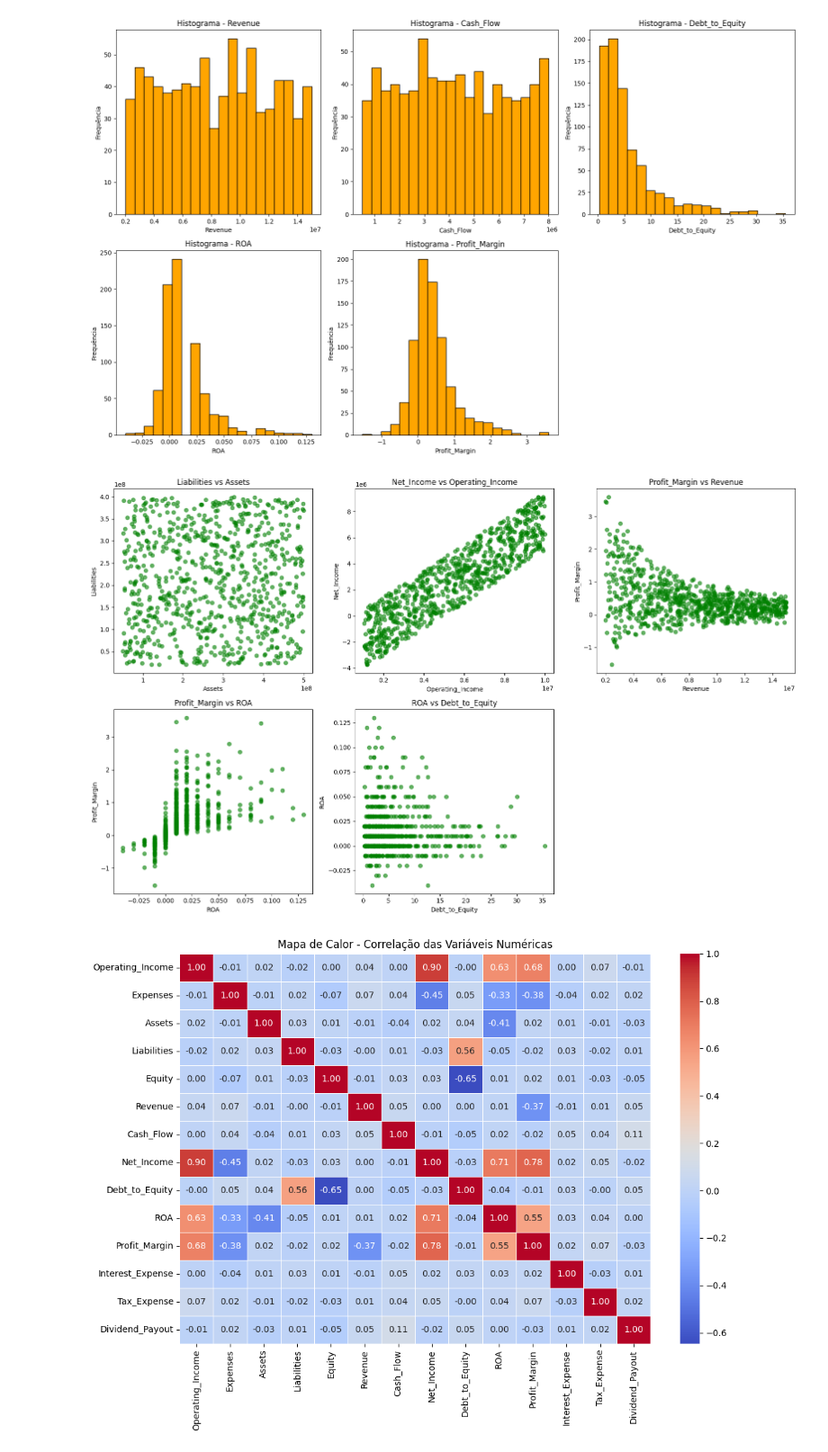
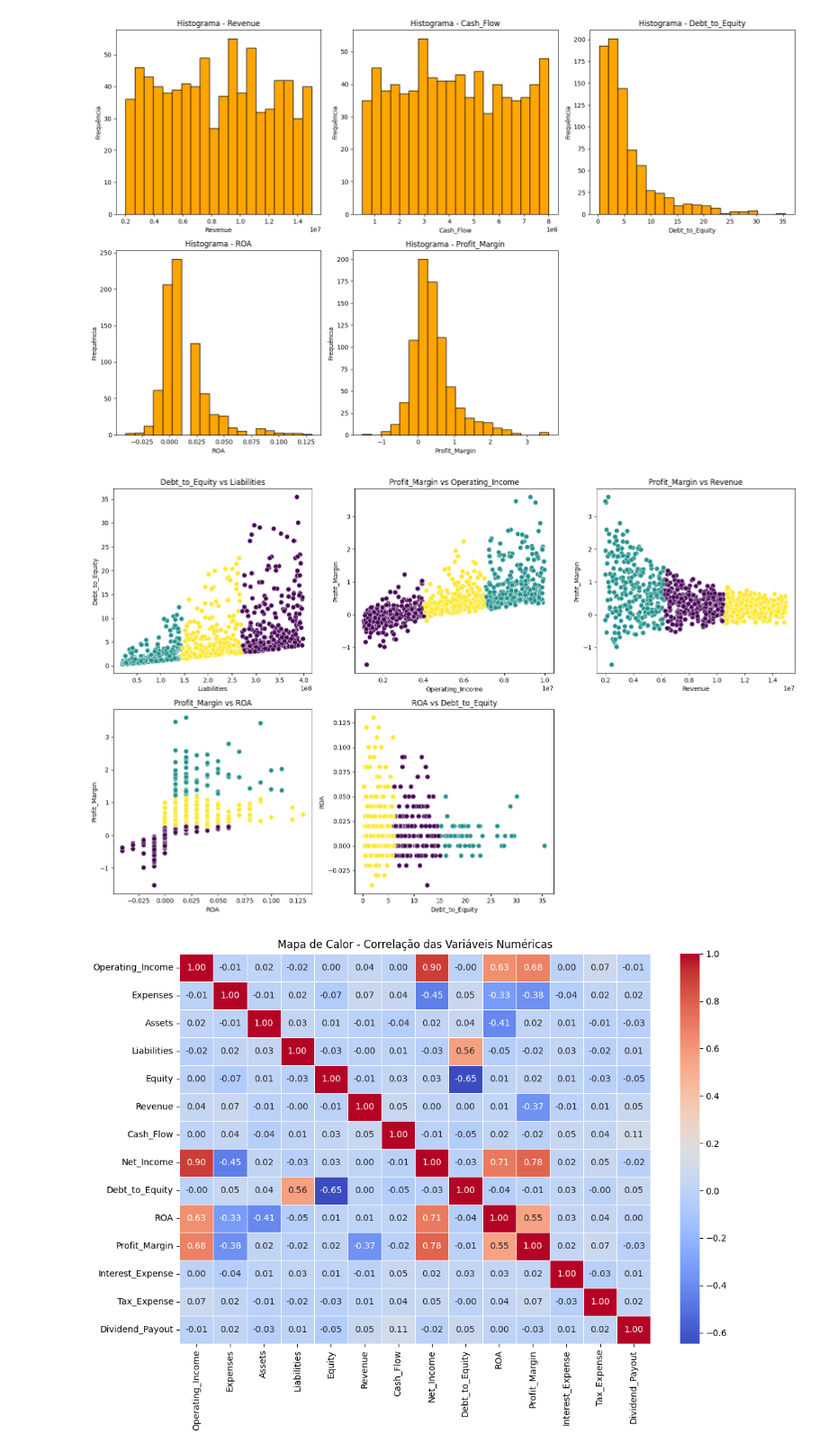
Before and after one commit to Leonardo-Mello22/Analise-DeutscheBank, a Jupyter notebook: Analise.ipynb, the cells around one changed output. Shown at 90% size. Cells and saved outputs as stored; diff of their text form; code cells hidden in the pictures.

Commit message:
ajustando scatterplots

```diff
--- a/Analise.ipynb
+++ b/Analise.ipynb
@@ -90,28 +91,36 @@ plt.show()
 # %% [output]
 [figure]
 # %%
-#Scatter plot
 plt.figure(figsize=(16, 10))
 
 scatter_pairs = [
-    ('Assets', 'Liabilities'),
-    ('Operating_Income', 'Net_Income'),
+    ('Liabilities', 'Debt_to_Equity'),
+    ('Operating_Income', 'Profit_Margin'),
     ('Revenue', 'Profit_Margin'),
     ('ROA', 'Profit_Margin'),
     ('Debt_to_Equity', 'ROA')
 ]
 
-for i, (x, y) in enumerate(scatter_pairs):
+cluster_labels = []
+
+# Calculando clusters de cada par
+for x, y in scatter_pairs:
+    data = df_performance[[x, y]].dropna().values
+    kmeans = KMeans(n_clusters=3, random_state=42)
+    labels = kmeans.fit_predict(data)
+    cluster_labels.append((data, labels))
+
+for i, ((x, y), (data, labels)) in enumerate(zip(scatter_pairs, cluster_labels)):
     plt.subplot(2, 3, i + 1)
-    plt.scatter(df_performance[x], df_performance[y], alpha=0.6, color='green')
+    sns.scatterplot(x=data[:, 0], y=data[:, 1], hue=labels, palette='viridis', s=60, legend=False)
     plt.title(f'{y} vs {x}')
     plt.xlabel(x)
     plt.ylabel(y)
 
 plt.tight_layout()
 plt.show()
 # %% [output]
-[figure, old version]
+[figure, new version]
 # %%
 #Mapa de Calor
 plt.figure(figsize=(12, 8))
```
Also changed, not shown: parts of 3 cells of this notebook.
